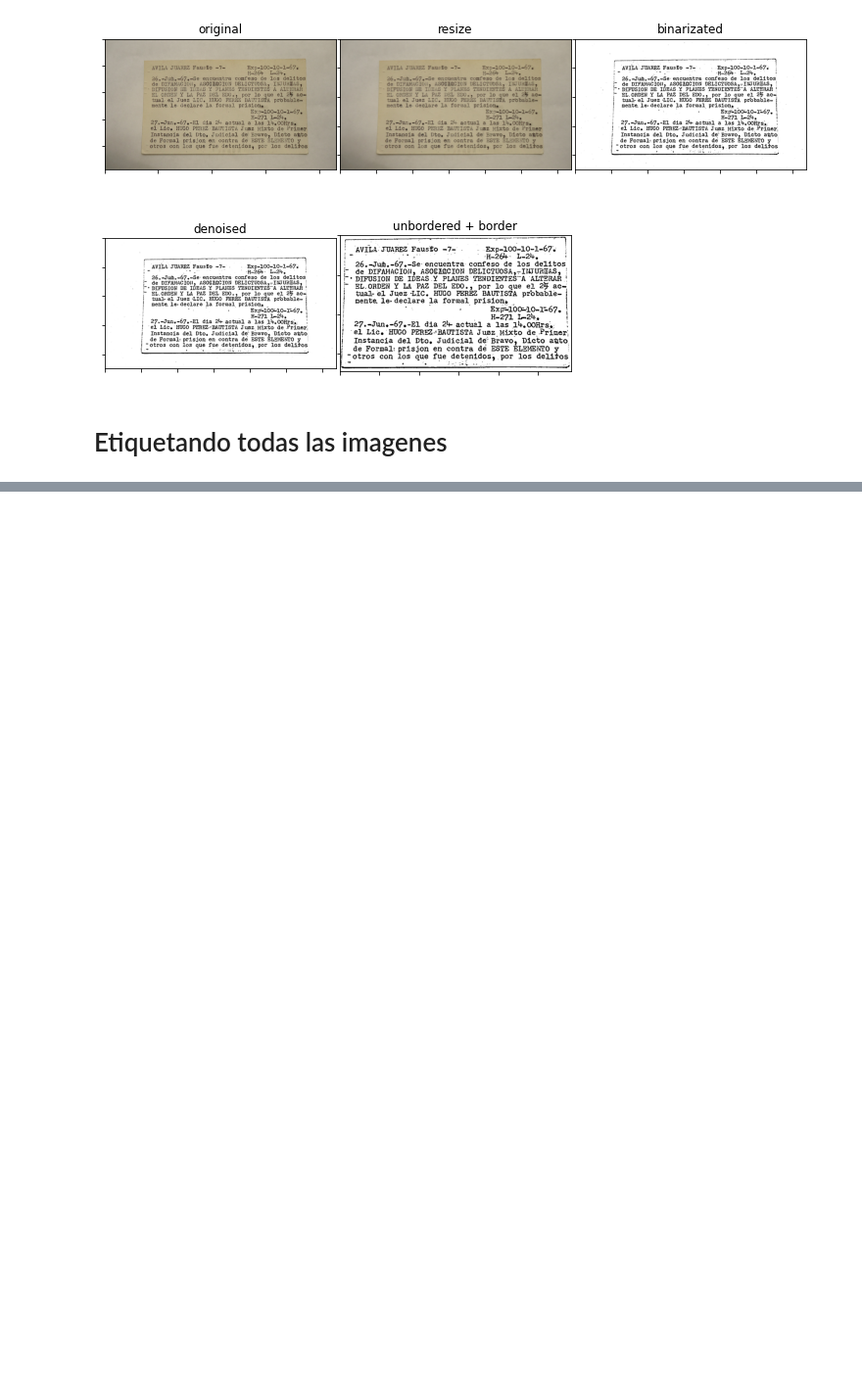
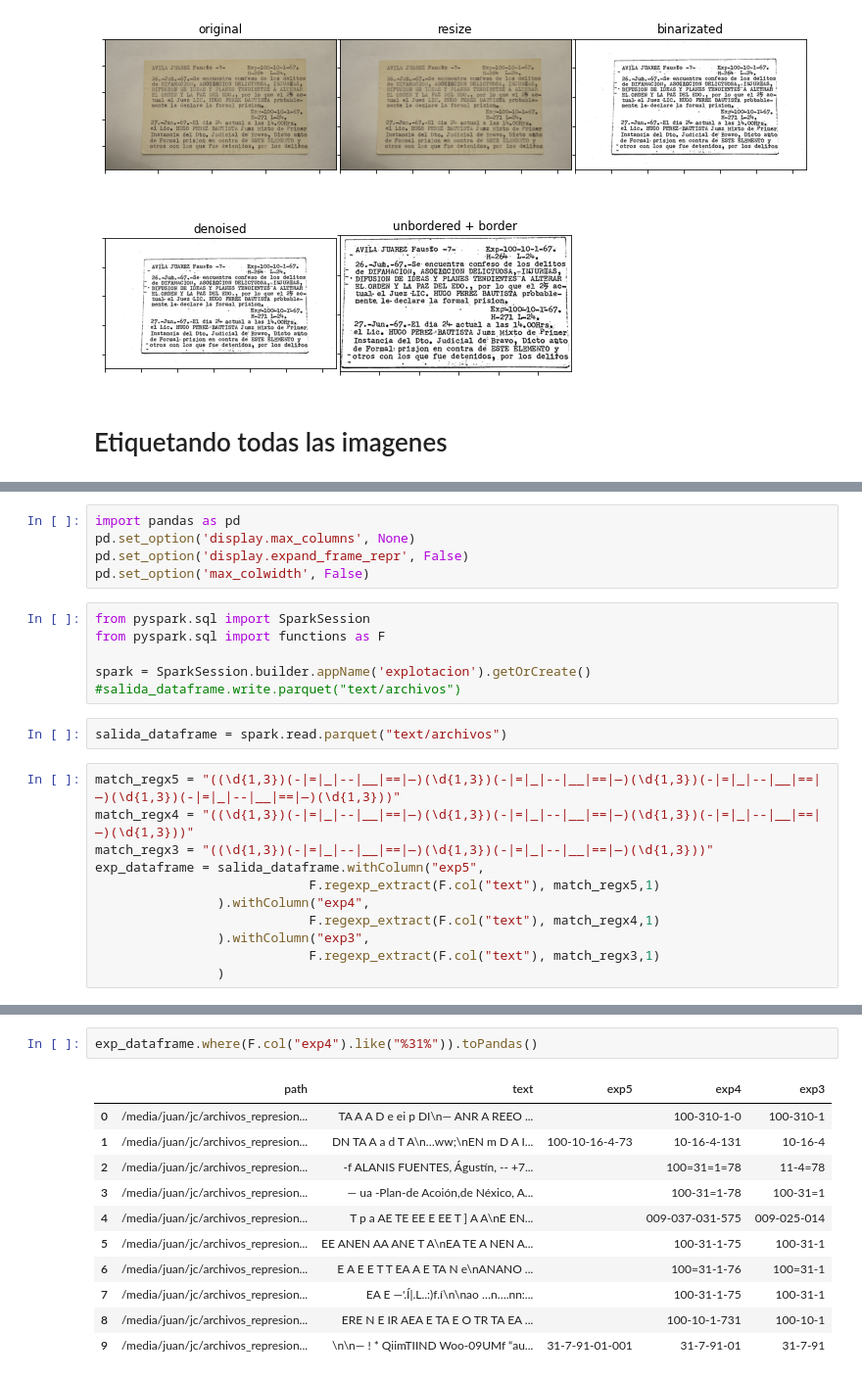
Before and after one commit to datadogmx/archivos_represion_ml, a Jupyter notebook: finding_hype.ipynb, the cells around one changed output, grey strips where cells are left out. Shown at 98% size. Drawn from its saved outputs; the diff is of its cells as text; blank space fills up the shorter version.

```diff
--- a/finding_hype.ipynb
+++ b/finding_hype.ipynb
@@ -245,0 +298,24 @@ i de Formal: prisjon en contra de ESTE ELEMENTO y :
+# %%
+import pandas as pd
+pd.set_option('display.max_columns', None)
+pd.set_option('display.expand_frame_repr', False)
+pd.set_option('max_colwidth', False)
+# %%
+from pyspark.sql import SparkSession
+from pyspark.sql import functions as F
+
+spark = SparkSession.builder.appName('explotacion').getOrCreate()
+#salida_dataframe.write.parquet("text/archivos")
+# %%
+salida_dataframe = spark.read.parquet("text/archivos")
+# %%
+match_regx5 = "((\d{1,3})(-|=|_|--|__|==|—)(\d{1,3})(-|=|_|--|__|==|—)(\d{1,3})(-|=|_|--|__|==|—)(\d{1,3})(-|=|_|--|__|==|—)(\d{1,3}))"
+match_regx4 = "((\d{1,3})(-|=|_|--|__|==|—)(\d{1,3})(-|=|_|--|__|==|—)(\d{1,3})(-|=|_|--|__|==|—)(\d{1,3}))"
+match_regx3 = "((\d{1,3})(-|=|_|--|__|==|—)(\d{1,3})(-|=|_|--|__|==|—)(\d{1,3}))"
+exp_dataframe = salida_dataframe.withColumn("exp5",
+                            F.regexp_extract(F.col("text"), match_regx5,1)
+                ).withColumn("exp4",
+                            F.regexp_extract(F.col("text"), match_regx4,1)
+                ).withColumn("exp3",
+                            F.regexp_extract(F.col("text"), match_regx3,1)
+                )
@@ -245,0 +357,14 @@ i de Formal: prisjon en contra de ESTE ELEMENTO y :
+# %%
+exp_dataframe.where(F.col("exp4").like("%31%")).toPandas()
+# %% [output]
+|  | path | text | exp5 | exp4 | exp3 |
+| 0 | /media/juan/jc/archivos_represion... | TA A A D e ei p DI\n— ANR A REEO ... |  | 100-310-1-0 | 100-310-1 |
+| 1 | /media/juan/jc/archivos_represion... | DN TA A a d T A\n…ww;\nEN m D A I... | 100-10-16-4-73 | 10-16-4-131 | 10-16-4 |
+| 2 | /media/juan/jc/archivos_represion... | -f ALANIS FUENTES, Águstín, -- +7... |  | 100=31=1=78 | 11-4=78 |
+| 3 | /media/juan/jc/archivos_represion... | — ua -Plan-de Acoión,de Néxico, A... |  | 100-31=1-78 | 100-31=1 |
+| 4 | /media/juan/jc/archivos_represion... | T p a AE TE EE E EE T ] A A\nE EN... |  | 009-037-031-575 | 009-025-014 |
+| 5 | /media/juan/jc/archivos_represion... | EE ANEN AA ANE T A\nEA TE A NEN A... |  | 100-31-1-75 | 100-31-1 |
+| 6 | /media/juan/jc/archivos_represion... | E A E E T T EA A E TA N e\nANANO ... |  | 100=31-1-76 | 100=31-1 |
+| 7 | /media/juan/jc/archivos_represion... | EA E —'.Í|.L..:)f.í\n\nao …n….nn:... |  | 100-31-1-75 | 100-31-1 |
+| 8 | /media/juan/jc/archivos_represion... | ERE N E IR AEA E TA E O TR TA EA ... |  | 100-10-1-731 | 100-10-1 |
+| 9 | /media/juan/jc/archivos_represion... | \n\n— ! * QiimTIIND Woo-09UMf “au... | 31-7-91-01-001 | 31-7-91-01 | 31-7-91 |
```
Also changed, not shown: parts of 27 cells of this notebook, 7 other files.
